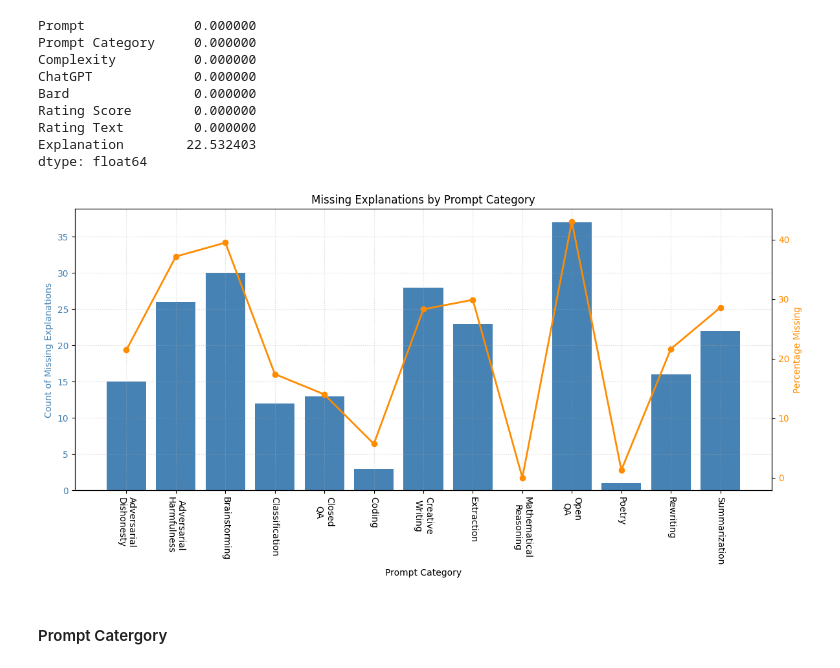
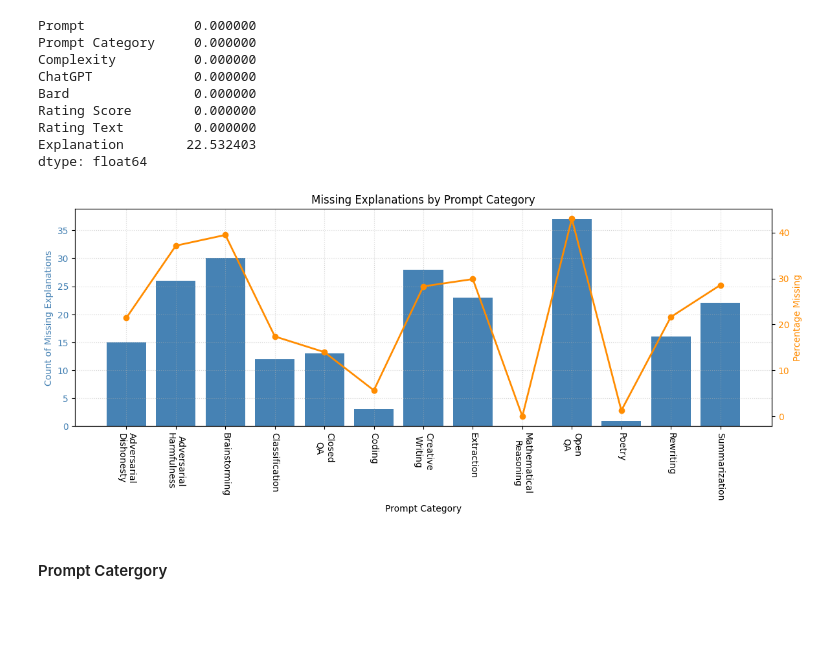
Before and after one commit to aswyatt/DA-Python, a Jupyter notebook: Interview/Data Analysis 1/Human Eval Bard.ipynb, the cells around one changed output. Drawn from its saved outputs; the diff is of its cells as text; code cells hidden in the pictures; blank space fills up the shorter version.

```diff
--- a/Interview/Data Analysis 1/Human Eval Bard.ipynb
+++ b/Interview/Data Analysis 1/Human Eval Bard.ipynb
@@ -14,6 +14,7 @@ import seaborn as sns
 from pathlib import Path
 from IPython.display import Markdown
 import re
+
 # from wordcloud import WordCloud
 
 # Ensure required resources are available
@@ -23,12 +24,13 @@ import re
 # from nltk.corpus import stopwords
 # from nltk.tokenize import word_tokenize
 
-tick = chr(10004)   # ✔️
+tick = chr(10004)  # ✔️
 cross = chr(10060)  # ❌
 LIM = np.array([-1.0, 1.0])
 
+
 def figure(*args, **kwargs):
-    figsize = kwargs.pop("figsize", (12, 6))
+    figsize = kwargs.pop("figsize", (12, 5))
     return plt.subplots(figsize=figsize, *args, **kwargs)
 
 
@@ -157,36 +159,36 @@ total_counts = (
     .size()
     .reindex(categories, fill_value=0)
 )
 
 # Percentage of missing explanations
 missing_pct = (missing_counts / total_counts * 100).fillna(0)
-labels = missing_counts.index.str.replace(" ", "\n")
+score_labels = missing_counts.index.str.replace(" ", "\n")
 # Plot
 fig, ax1 = figure()
 
 # Primary axis: absolute counts
 col = "steelblue"
 bars = ax1.bar(missing_counts.index, missing_counts.values, color=col, label="Missing Count")
 ax1.set_ylabel("Count of Missing Explanations", color=col)
 ax1.tick_params(axis='y', labelcolor=col)
 ax1.set_xlabel("Prompt Category")
 ax1.set_xticks(categories)
-ax1.set_xticklabels(labels, rotation=-90, ha="center")
+ax1.set_xticklabels(score_labels, rotation=-90, ha="center")
 ax1.grid(ls=":", alpha=0.5)
 
 # Secondary axis: percentage
 col = "darkorange"
 ax2 = ax1.twinx()
 ax2.plot(missing_counts.index, missing_pct.values, color=col, marker="o", linewidth=2, label="Missing %")
 ax2.set_ylabel("Percentage Missing", color=col)
 ax2.tick_params(axis='y', labelcolor=col)
 
 # Final touches
 fig.tight_layout()
 plt.title("Missing Explanations by Prompt Category")
 plt.show()
 # %% [output]
-[figure, old version]
+[figure, new version]
 # %% [markdown]
 #### Prompt Catergory
 # %%
```
Also changed, not shown: parts of 20 cells of this notebook.
